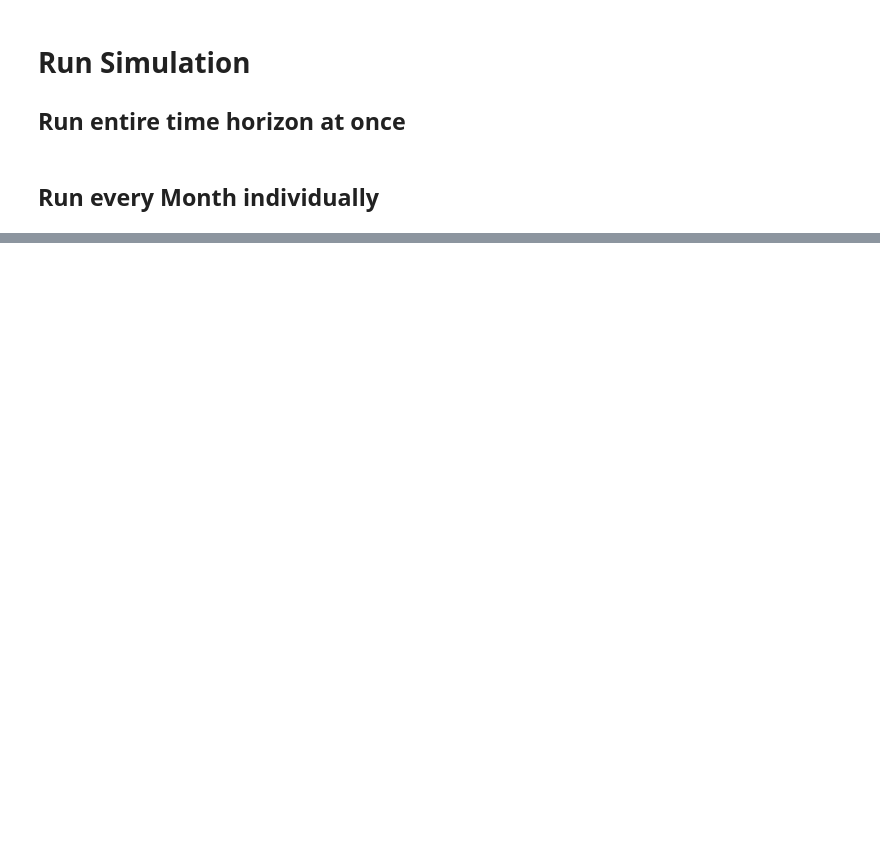
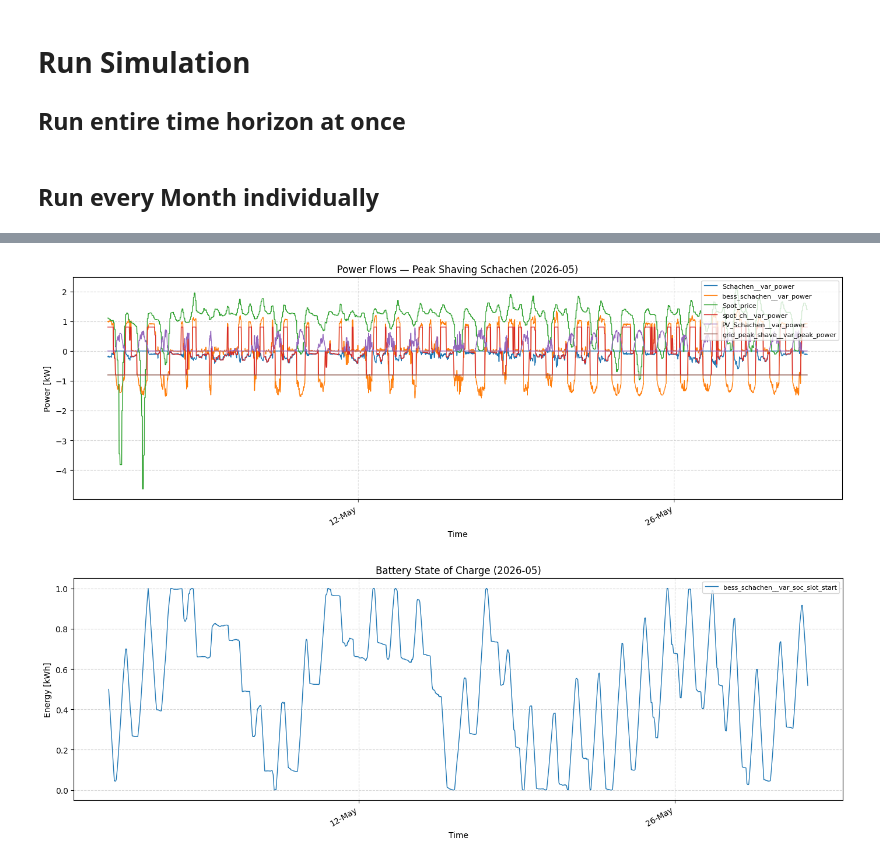
Before and after one commit to CasparThut/resopt-ckw-flex, a Jupyter notebook: notebooks/ct_05_galliker.ipynb, the cells around one changed output, grey strips where cells are left out. Saved outputs shown, nothing was run; the diff lists cells and outputs as text; code cells hidden in the pictures; blank space fills up the shorter version.

```diff
--- a/notebooks/ct_05_galliker.ipynb
+++ b/notebooks/ct_05_galliker.ipynb
@@ -182,7 +182,7 @@ custom_solver.config.solver_options = {
 p_max_Netz = p_max_antinino
 kosten_lastspitze = 7190        # CHF/MW
 arbeitspreis_netz_bezug = 42.4    # CHF/MWh
-arbeitspreis_netz_einspeisung = 0
+arbeitspreis_netz_einspeisung = None
 
 Anschlussleistung_SanAntonino = 1.6  # MW
 cos_phi = 0.86
@@ -191,8 +191,8 @@ Anschlussleistung_Schachen = 0.935 * cos_phi  # MW
 output_dir = r'C:\Users\ckw-ThCa\OneDrive - CKW-Gruppe\Origination-General\Team\Caspar\Model_HEMS\hems_resopt\data\03_processed'
 
 ## Run 2025
-df_galliker = df_galliker.loc['2025']
-spot_price_series = spot_price_series.loc['2025']
+df_galliker = df_galliker.loc['2026']
+spot_price_series = spot_price_series.loc['2026']
 
 # ── Build monthly input dictionaries ────────────────────────────────────────────
 months = df_galliker.index.to_series().dt.to_period('M').unique()
@@ -261,6 +261,8 @@ for month in months:
             power_nominal=5,
             energy_capacity=15,
             eta=0.85,
+            soc_initial=0.5,
+            soc_final=0.5
         )
         model.add_component(bess)
 
@@ -289,7 +291,7 @@ for month in months:
         # In Front-of-the-meter Case -> no grid fees
         # grid = Grid(
         #     name='Grid-no-grid-fees',
-        #     assets=[bess, pv, Building],
+        #     assets=[bess, pv, Building ],      # -> we can only look at BESS since PV and building still has fees
         #     markets=[spot_ch],
         #     power_max=Anschlussleistung_Schachen,
         #     power_min=-Anschlussleistung_Schachen,
@@ -308,9 +310,8 @@ for month in months:
         }
 
         print(f"✅ Month {month} solved. df_results shape: {df_results_m.shape}")
-
         df_results_m.to_csv(csv_path)
-        print(f"💾 Saved: {csv_path}")
+        # print(f"💾 Saved: {csv_path}")
 
     except Exception as e:
         print(f"⛔ Month {month} FAILED — {type(e).__name__}: {e}")
@@ -393,0 +500,31 @@ else:
+# %%
+
+# ── Pick the month to inspect ───────────────────────────────────────────────
+month_to_plot = "2026-05"  # change this to any month present in results_per_month
+df_results_m = get_month_results(results_per_month, month_to_plot)
+
+# plot power flows
+plot_results(
+    df=df_results_m,
+    columns=[
+        "Schachen__var_power",
+        "bess_schachen__var_power",
+        "Spot_price",
+        "spot_ch__var_power",
+        "PV_Schachen__var_power",
+        "grid_peak_shave__var_peak_power"
+    ],
+    title=f"Power Flows — Peak Shaving Schachen ({month_to_plot})",
+    ylabel="Power [kW]",
+)
+
+# plot battery SoC separately
+plot_results(
+    df=df_results_m,
+    columns=["bess_schachen__var_soc_slot_start"],
+    title=f"Battery State of Charge ({month_to_plot})",
+    ylabel="Energy [kWh]",
+)
+# %% [output]
+[figure, added]
+[figure, added]
```
Also changed, not shown: parts of 4 cells of this notebook, 8 other files.
